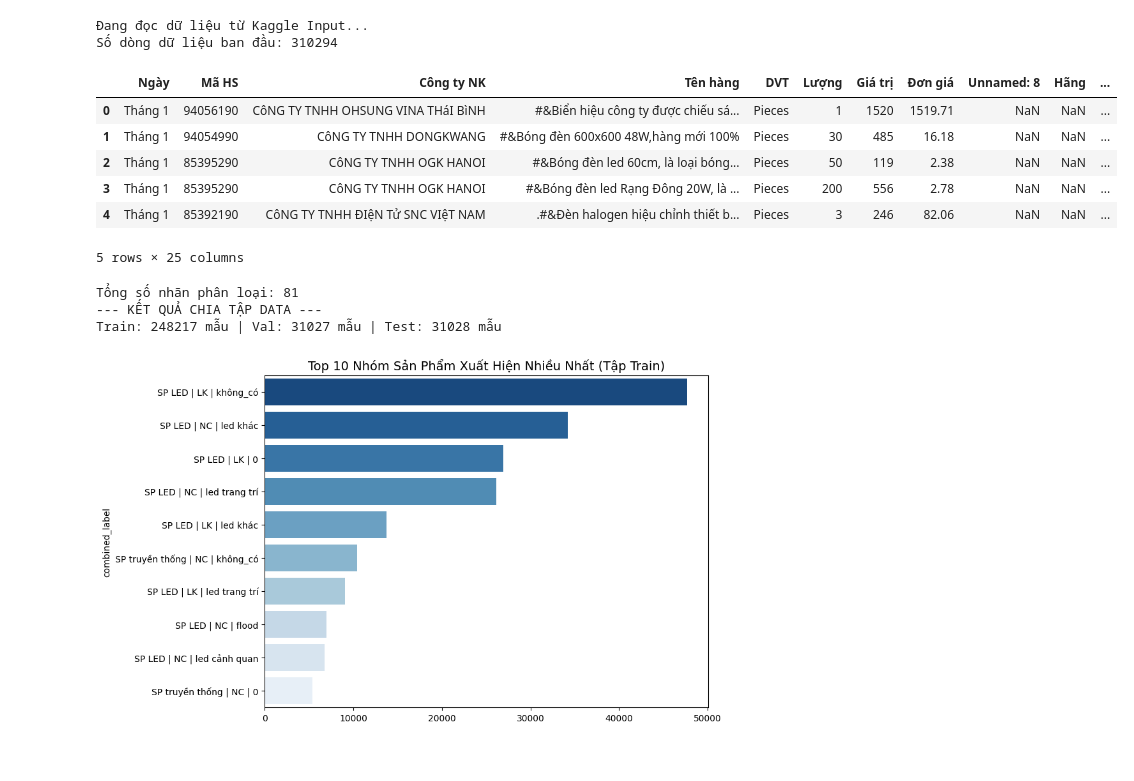
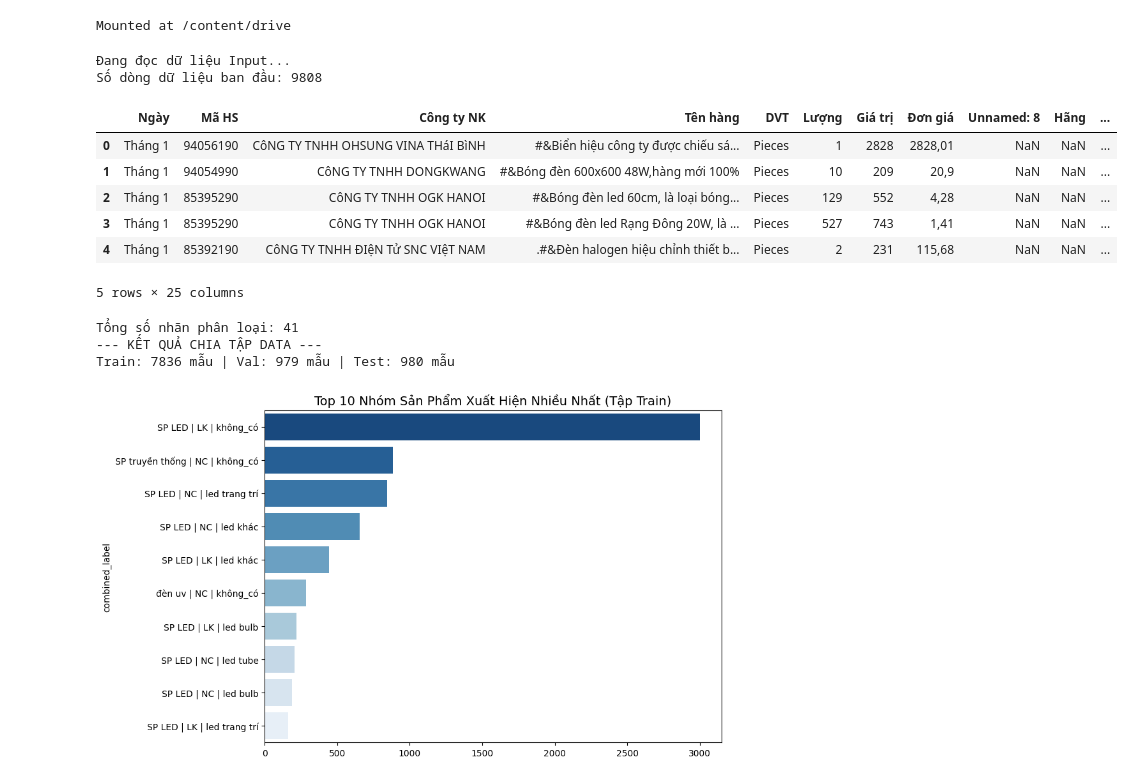
Before and after one commit to Vader7-166/Mapping_DulieuHQ, a Jupyter notebook: PhoBert mapping.ipynb, the cells around one changed output. Cells and saved outputs as stored; diff of their text form; code cells hidden in the pictures.

```diff
--- a/PhoBert mapping.ipynb
+++ b/PhoBert mapping.ipynb
@@ -1,3 +3,8 @@
+# %%
+from google.colab import drive
+drive.mount('/content/drive')
+# %% [output]
+Mounted at /content/drive
 # %%
 
 !pip install -q transformers datasets accelerate scikit-learn pandas "numpy<2.3.0" matplotlib seaborn
@@ -24,33 +31,33 @@ from IPython.display import display
 warnings.filterwarnings('ignore')
 # %%
 
-DATA_PATH = '/kaggle/input/datasets/ncthanh180/data-full/HQ_2025.csv'
-MODEL_SAVE_PATH = '/kaggle/working/model'
-CHECKPOINT_PATH = '/kaggle/working/model/checkpoints'
+DATA_PATH = '/content/drive/MyDrive/CleanData/datasets/HQ-2025.csv'
+MODEL_SAVE_PATH = '/content/drive/MyDrive/CleanData/working/model'
+CHECKPOINT_PATH = '/content/drive/MyDrive/CleanData/working/model/checkpoints'
 
 os.makedirs(MODEL_SAVE_PATH, exist_ok=True)
 
-print("Đang đọc dữ liệu từ Kaggle Input...")
+print("Đang đọc dữ liệu Input...")
 try:
     df_train = pd.read_csv(DATA_PATH, encoding='utf-8', on_bad_lines='skip', low_memory=False, dtype=str)
 except:
     df_train = pd.read_csv(DATA_PATH, encoding='latin1', on_bad_lines='skip', low_memory=False, dtype=str)
 
 """Loại bỏ các dòng không có tên hàng"""
 df_train = df_train.dropna(subset=['Tên hàng'])
 print(f"Số dòng dữ liệu ban đầu: {len(df_train)}")
 
 """Hiển thị dữ liệu trực quan"""
 display(df_train.head())
 # %% [output]
-Đang đọc dữ liệu từ Kaggle Input...
-Số dòng dữ liệu ban đầu: 310294
+Đang đọc dữ liệu Input...
+Số dòng dữ liệu ban đầu: 9808
 |  | Ngày | Mã HS | Công ty NK | Tên hàng | DVT | Lượng | Giá trị | Đơn giá | Unnamed: 8 | Hãng | ... |
-| 0 | Tháng 1 | 94056190 | CôNG TY TNHH OHSUNG VINA THáI BìNH | #&Biển hiệu công ty được chiếu sá... | Pieces | 1 | 1520 | 1519.71 | NaN | NaN | ... |
-| 1 | Tháng 1 | 94054990 | CôNG TY TNHH DONGKWANG | #&Bóng đèn 600x600 48W,hàng mới 100% | Pieces | 30 | 485 | 16.18 | NaN | NaN | ... |
-| 2 | Tháng 1 | 85395290 | CôNG TY TNHH OGK HANOI | #&Bóng đèn led 60cm, là loại bóng... | Pieces | 50 | 119 | 2.38 | NaN | NaN | ... |
-| 3 | Tháng 1 | 85395290 | CôNG TY TNHH OGK HANOI | #&Bóng đèn led Rạng Đông 20W, là ... | Pieces | 200 | 556 | 2.78 | NaN | NaN | ... |
-| 4 | Tháng 1 | 85392190 | CôNG TY TNHH ĐIệN Tử SNC VIệT NAM | .#&Đèn halogen hiệu chỉnh thiết b... | Pieces | 3 | 246 | 82.06 | NaN | NaN | ... |
+| 0 | Tháng 1 | 94056190 | CôNG TY TNHH OHSUNG VINA THáI BìNH | #&Biển hiệu công ty được chiếu sá... | Pieces | 1 | 2828 | 2828,01 | NaN | NaN | ... |
+| 1 | Tháng 1 | 94054990 | CôNG TY TNHH DONGKWANG | #&Bóng đèn 600x600 48W,hàng mới 100% | Pieces | 10 | 209 | 20,9 | NaN | NaN | ... |
+| 2 | Tháng 1 | 85395290 | CôNG TY TNHH OGK HANOI | #&Bóng đèn led 60cm, là loại bóng... | Pieces | 129 | 552 | 4,28 | NaN | NaN | ... |
+| 3 | Tháng 1 | 85395290 | CôNG TY TNHH OGK HANOI | #&Bóng đèn led Rạng Đông 20W, là ... | Pieces | 527 | 743 | 1,41 | NaN | NaN | ... |
+| 4 | Tháng 1 | 85392190 | CôNG TY TNHH ĐIệN Tử SNC VIệT NAM | .#&Đèn halogen hiệu chỉnh thiết b... | Pieces | 2 | 231 | 115,68 | NaN | NaN | ... |
 5 rows × 25 columns
 # %%
 def clean_text(text):
@@ -95,10 +102,10 @@ plt.title('Top 10 Nhóm Sản Phẩm Xuất Hiện Nhiều Nhất (Tập Train)'
 plt.tight_layout()
 plt.show()
 # %% [output]
-Tổng số nhãn phân loại: 81
+Tổng số nhãn phân loại: 41
 --- KẾT QUẢ CHIA TẬP DATA ---
-Train: 248217 mẫu | Val: 31027 mẫu | Test: 31028 mẫu
+Train: 7836 mẫu | Val: 979 mẫu | Test: 980 mẫu
-[figure, old version]
+[figure, new version]
 # %%
 model_name = "vinai/phobert-base-v2"
 tokenizer = AutoTokenizer.from_pretrained(model_name)
```
Also changed, not shown: parts of 4 cells of this notebook.
